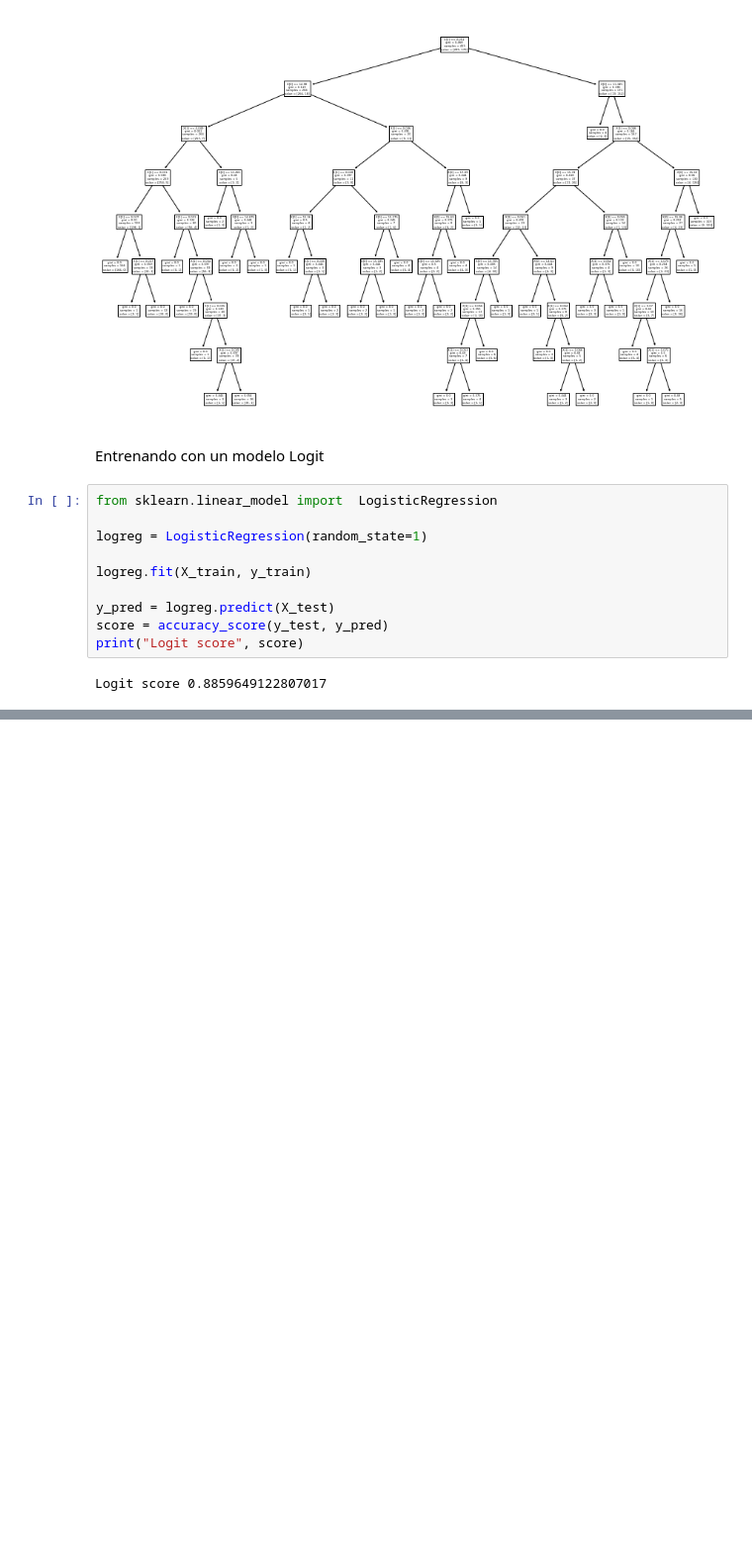
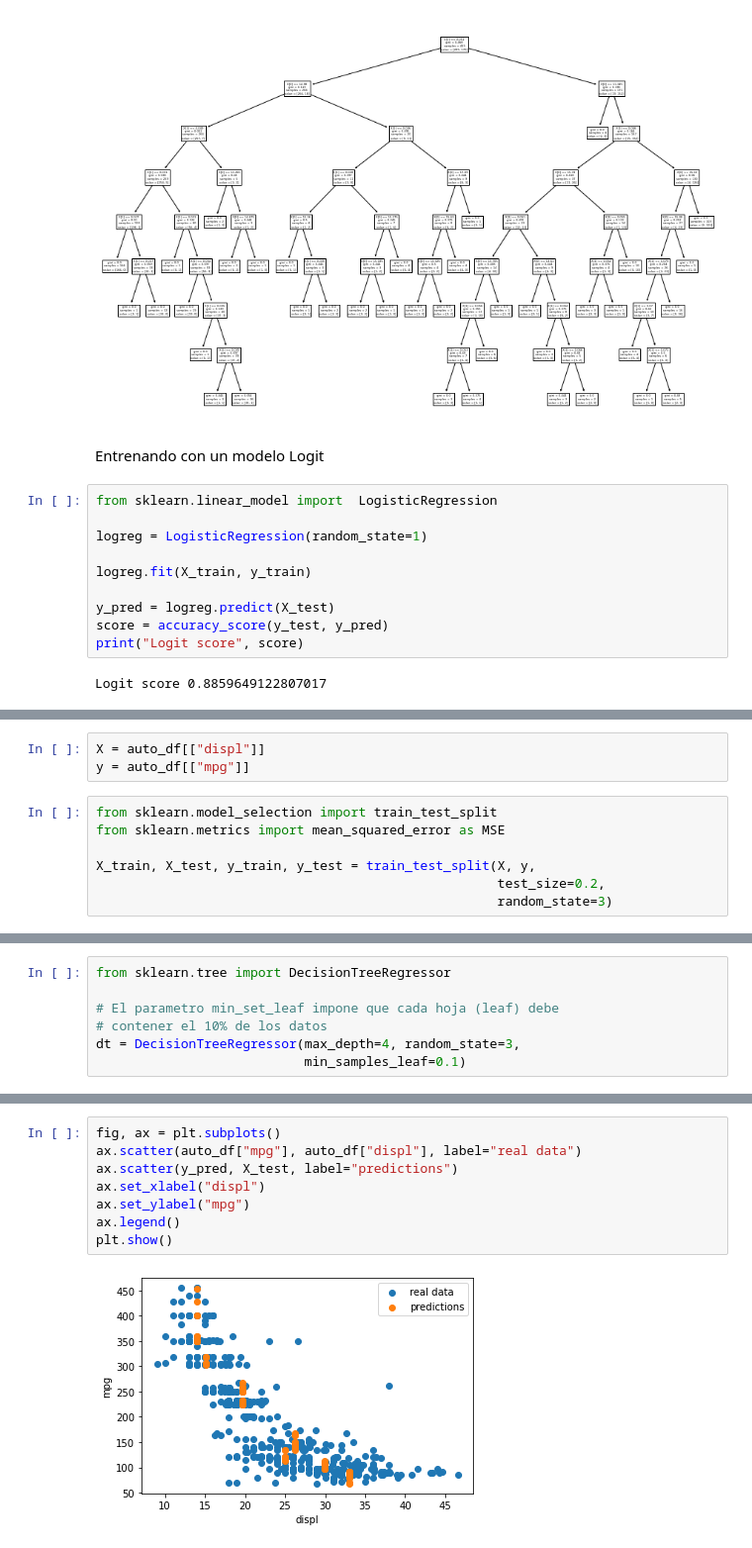
Before and after one commit to PamelaMunozCaceres/Python-Study, a Jupyter notebook: Modelos de ML basados en árboles de decisión.ipynb, the cells around one changed output, grey strips where cells are left out. Shown at 99% size. Saved outputs shown, nothing was run; the diff lists cells and outputs as text; blank space fills up the shorter version.

```diff
--- a/Modelos de ML basados en árboles de decisión.ipynb
+++ b/Modelos de ML basados en árboles de decisión.ipynb
@@ -100,0 +136,10 @@ Logit score 0.8859649122807017
+# %%
+X = auto_df[["displ"]]
+y = auto_df[["mpg"]]
+# %%
+from sklearn.model_selection import train_test_split
+from sklearn.metrics import mean_squared_error as MSE
+
+X_train, X_test, y_train, y_test = train_test_split(X, y,
+                                                    test_size=0.2,
+                                                    random_state=3)
@@ -100,0 +148,7 @@ Logit score 0.8859649122807017
+# %%
+from sklearn.tree import DecisionTreeRegressor
+
+# El parametro min_set_leaf impone que cada hoja (leaf) debe
+# contener el 10% de los datos
+dt = DecisionTreeRegressor(max_depth=4, random_state=3,
+                           min_samples_leaf=0.1)
@@ -100,0 +185,10 @@ Logit score 0.8859649122807017
+# %%
+fig, ax = plt.subplots()
+ax.scatter(auto_df["mpg"], auto_df["displ"], label="real data")
+ax.scatter(y_pred, X_test, label="predictions")
+ax.set_xlabel("displ")
+ax.set_ylabel("mpg")
+ax.legend()
+plt.show()
+# %% [output]
+[figure, added]
```
Also changed, not shown: parts of 12 cells of this notebook.
